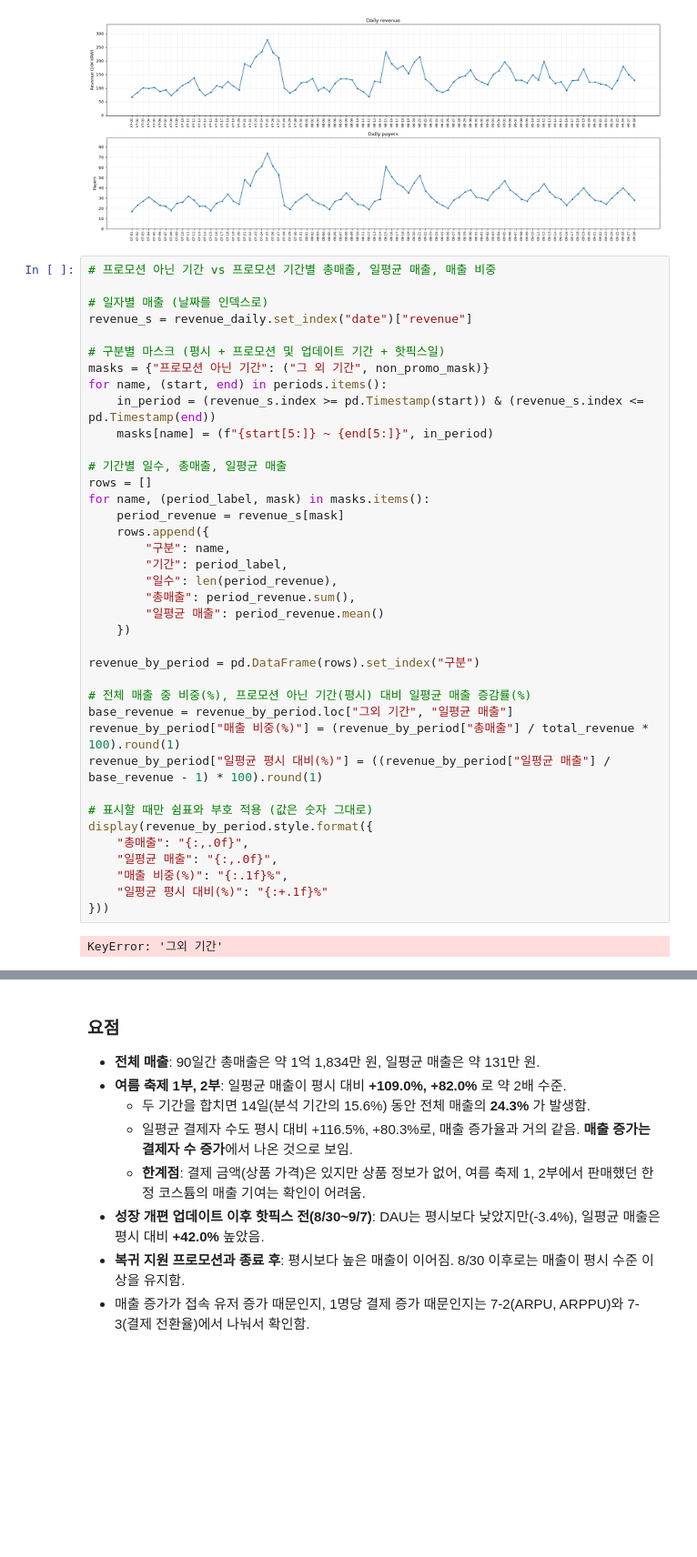
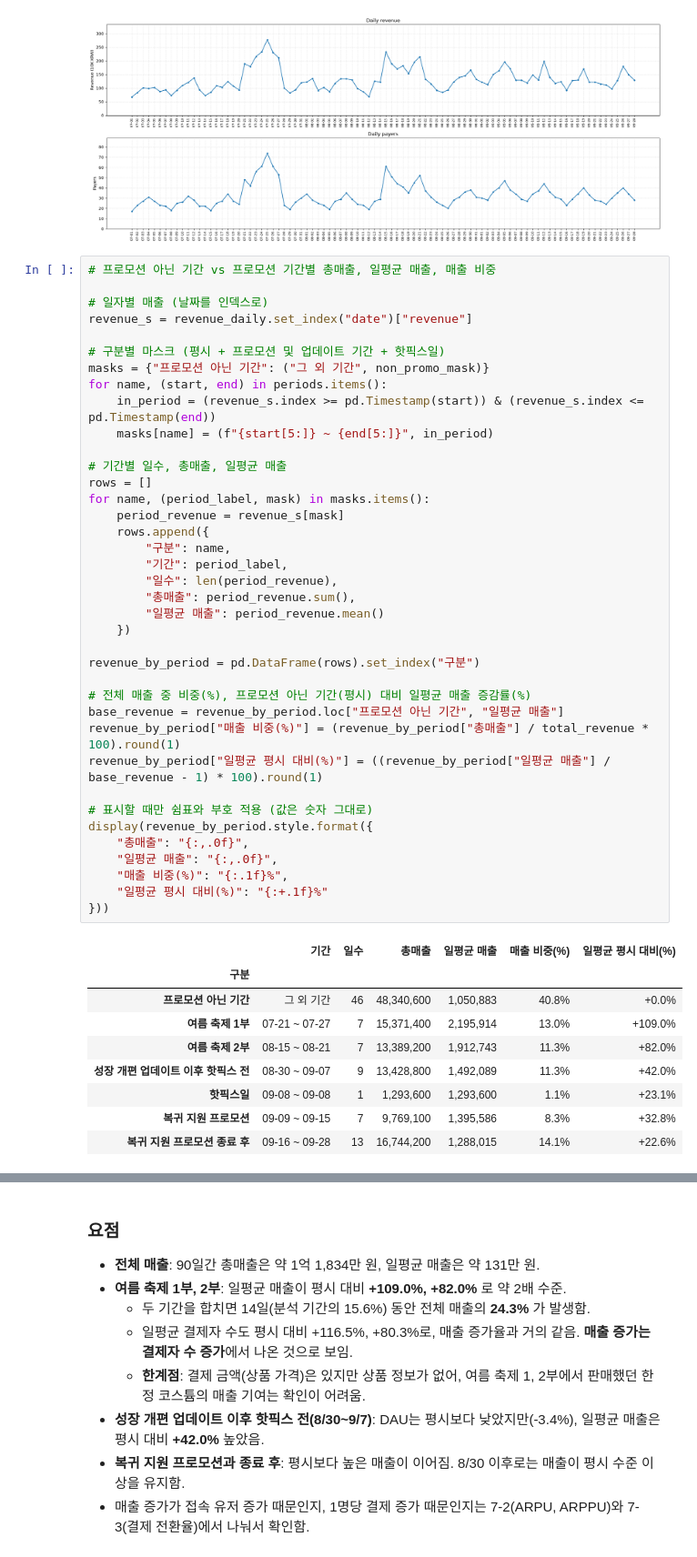
Before and after one commit to daun-k/mmorpg-liveops-analytics, a Jupyter notebook: notebooks/01_EDA.ipynb, the cells around one changed output, grey strips where cells are left out. Shown at 91% size. Saved outputs shown, nothing was run; the diff lists cells and outputs as text; blank space fills up the shorter version.

```diff
--- a/notebooks/01_EDA.ipynb
+++ b/notebooks/01_EDA.ipynb
@@ -989,35 +1115,43 @@ masks = {"프로모션 아닌 기간": ("그 외 기간", non_promo_mask)}
 for name, (start, end) in periods.items():
     in_period = (revenue_s.index >= pd.Timestamp(start)) & (revenue_s.index <= pd.Timestamp(end))
     masks[name] = (f"{start[5:]} ~ {end[5:]}", in_period)
 
 # 기간별 일수, 총매출, 일평균 매출
 rows = []
 for name, (period_label, mask) in masks.items():
     period_revenue = revenue_s[mask]
     rows.append({
         "구분": name,
         "기간": period_label,
         "일수": len(period_revenue),
         "총매출": period_revenue.sum(),
         "일평균 매출": period_revenue.mean()
     })
 
 revenue_by_period = pd.DataFrame(rows).set_index("구분")
 
 # 전체 매출 중 비중(%), 프로모션 아닌 기간(평시) 대비 일평균 매출 증감률(%)
-base_revenue = revenue_by_period.loc["그외 기간", "일평균 매출"]
+base_revenue = revenue_by_period.loc["프로모션 아닌 기간", "일평균 매출"]
 revenue_by_period["매출 비중(%)"] = (revenue_by_period["총매출"] / total_revenue * 100).round(1)
 revenue_by_period["일평균 평시 대비(%)"] = ((revenue_by_period["일평균 매출"] / base_revenue - 1) * 100).round(1)
 
 # 표시할 때만 쉼표와 부호 적용 (값은 숫자 그대로)
 display(revenue_by_period.style.format({
     "총매출": "{:,.0f}",
     "일평균 매출": "{:,.0f}",
     "매출 비중(%)": "{:.1f}%",
     "일평균 평시 대비(%)": "{:+.1f}%"
 }))
 # %% [output]
-KeyError: '그외 기간'
+|  | 기간 | 일수 | 총매출 | 일평균 매출 | 매출 비중(%) | 일평균 평시 대비(%) |
+| 구분 |  |  |  |  |  |  |
+| 프로모션 아닌 기간 | 그 외 기간 | 46 | 48,340,600 | 1,050,883 | 40.8% | +0.0% |
+| 여름 축제 1부 | 07-21 ~ 07-27 | 7 | 15,371,400 | 2,195,914 | 13.0% | +109.0% |
+| 여름 축제 2부 | 08-15 ~ 08-21 | 7 | 13,389,200 | 1,912,743 | 11.3% | +82.0% |
+| 성장 개편 업데이트 이후 핫픽스 전 | 08-30 ~ 09-07 | 9 | 13,428,800 | 1,492,089 | 11.3% | +42.0% |
+| 핫픽스일 | 09-08 ~ 09-08 | 1 | 1,293,600 | 1,293,600 | 1.1% | +23.1% |
+| 복귀 지원 프로모션 | 09-09 ~ 09-15 | 7 | 9,769,100 | 1,395,586 | 8.3% | +32.8% |
+| 복귀 지원 프로모션 종료 후 | 09-16 ~ 09-28 | 13 | 16,744,200 | 1,288,015 | 14.1% | +22.6% |
 # %%
 # 프로모션 아닌 기간 vs 프로모션 기간별 결제자 수
 
```
Also changed, not shown: parts of 30 cells of this notebook.
